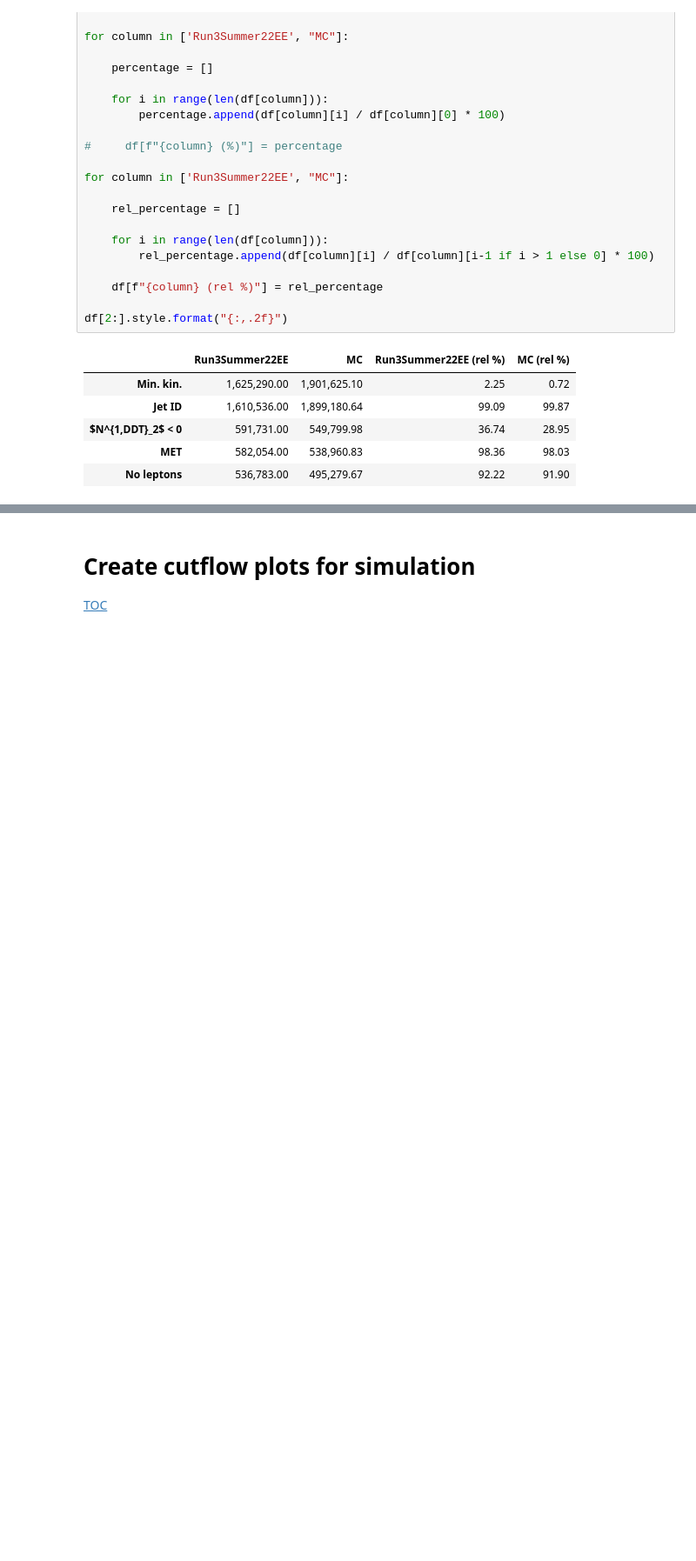
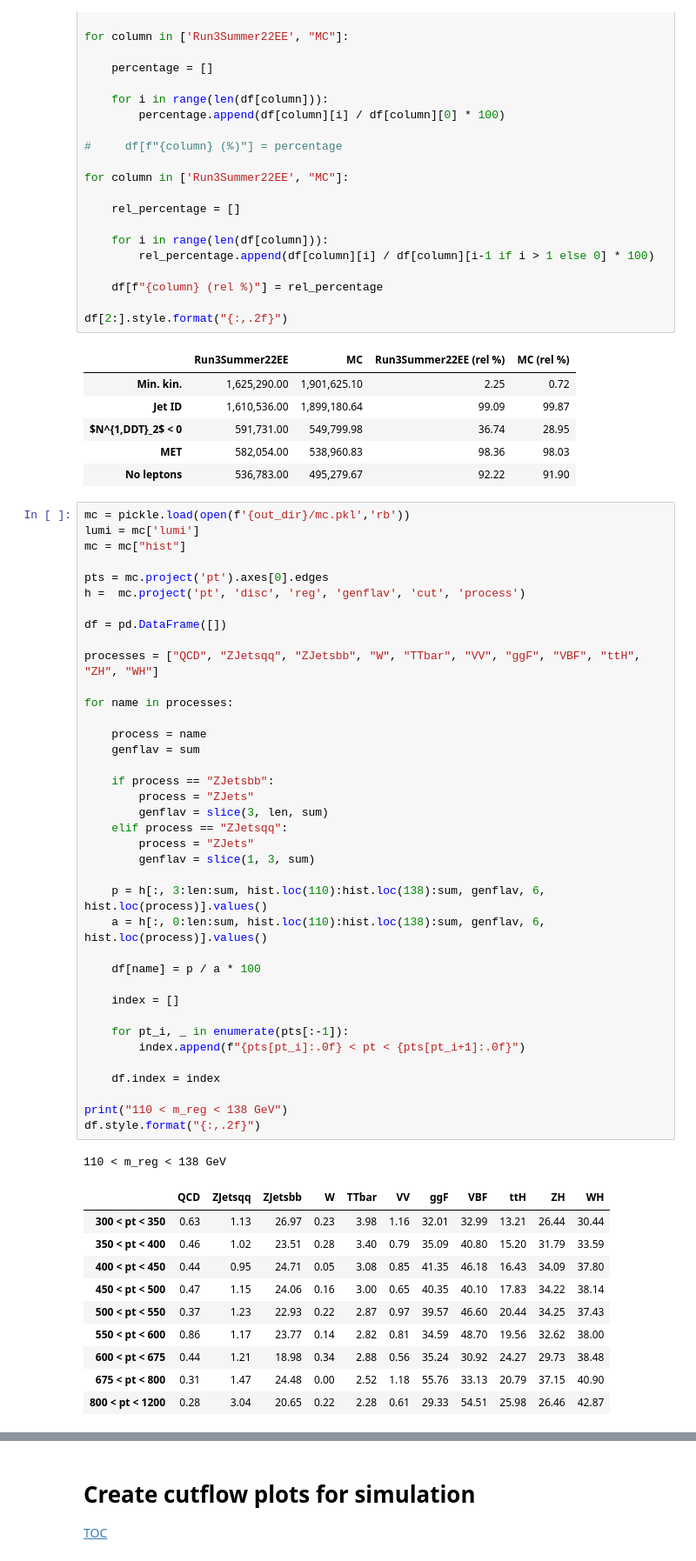
Before and after one commit to alintulu/Run3ScoutingHbb, a Jupyter notebook: notebooks/cutflow.ipynb, the cells around one changed output, grey strips where cells are left out. Shown at 87% size. Drawn from its saved outputs; the diff is of its cells as text; blank space fills up the shorter version.

```diff
--- a/notebooks/cutflow.ipynb
+++ b/notebooks/cutflow.ipynb
@@ -151,3 +239,53 @@ df[2:].style.format("{:,.2f}")
 | $N^{1,DDT}_2$ < 0 | 591,731.00 | 549,799.98 | 36.74 | 28.95 |
 | MET | 582,054.00 | 538,960.83 | 98.36 | 98.03 |
 | No leptons | 536,783.00 | 495,279.67 | 92.22 | 91.90 |
+# %%
+mc = pickle.load(open(f'{out_dir}/mc.pkl','rb'))
+lumi = mc['lumi']
+mc = mc["hist"]
+
+pts = mc.project('pt').axes[0].edges
+h =  mc.project('pt', 'disc', 'reg', 'genflav', 'cut', 'process')
+
+df = pd.DataFrame([])
+
+processes = ["QCD", "ZJetsqq", "ZJetsbb", "W", "TTbar", "VV", "ggF", "VBF", "ttH", "ZH", "WH"]
+
+for name in processes:
+
+    process = name
+    genflav = sum
+
+    if process == "ZJetsbb":
+        process = "ZJets"
+        genflav = slice(3, len, sum)
+    elif process == "ZJetsqq":
+        process = "ZJets"
+        genflav = slice(1, 3, sum)
+
+    p = h[:, 3:len:sum, hist.loc(110):hist.loc(138):sum, genflav, 6, hist.loc(process)].values()
+    a = h[:, 0:len:sum, hist.loc(110):hist.loc(138):sum, genflav, 6, hist.loc(process)].values()
+
+    df[name] = p / a * 100
+
+    index = []
+
+    for pt_i, _ in enumerate(pts[:-1]):
+        index.append(f"{pts[pt_i]:.0f} < pt < {pts[pt_i+1]:.0f}")
+
+    df.index = index
+
+print("110 < m_reg < 138 GeV")
+df.style.format("{:,.2f}")
+# %% [output]
+110 < m_reg < 138 GeV
+|  | QCD | ZJetsqq | ZJetsbb | W | TTbar | VV | ggF | VBF | ttH | ZH | WH |
+| 300 < pt < 350 | 0.63 | 1.13 | 26.97 | 0.23 | 3.98 | 1.16 | 32.01 | 32.99 | 13.21 | 26.44 | 30.44 |
+| 350 < pt < 400 | 0.46 | 1.02 | 23.51 | 0.28 | 3.40 | 0.79 | 35.09 | 40.80 | 15.20 | 31.79 | 33.59 |
+| 400 < pt < 450 | 0.44 | 0.95 | 24.71 | 0.05 | 3.08 | 0.85 | 41.35 | 46.18 | 16.43 | 34.09 | 37.80 |
+| 450 < pt < 500 | 0.47 | 1.15 | 24.06 | 0.16 | 3.00 | 0.65 | 40.35 | 40.10 | 17.83 | 34.22 | 38.14 |
+| 500 < pt < 550 | 0.37 | 1.23 | 22.93 | 0.22 | 2.87 | 0.97 | 39.57 | 46.60 | 20.44 | 34.25 | 37.43 |
+| 550 < pt < 600 | 0.86 | 1.17 | 23.77 | 0.14 | 2.82 | 0.81 | 34.59 | 48.70 | 19.56 | 32.62 | 38.00 |
+| 600 < pt < 675 | 0.44 | 1.21 | 18.98 | 0.34 | 2.88 | 0.56 | 35.24 | 30.92 | 24.27 | 29.73 | 38.48 |
+| 675 < pt < 800 | 0.31 | 1.47 | 24.48 | 0.00 | 2.52 | 1.18 | 55.76 | 33.13 | 20.79 | 37.15 | 40.90 |
+| 800 < pt < 1200 | 0.28 | 3.04 | 20.65 | 0.22 | 2.28 | 0.61 | 29.33 | 54.51 | 25.98 | 26.46 | 42.87 |
```
Also changed, not shown: parts of 5 cells of this notebook, 11 other files.
